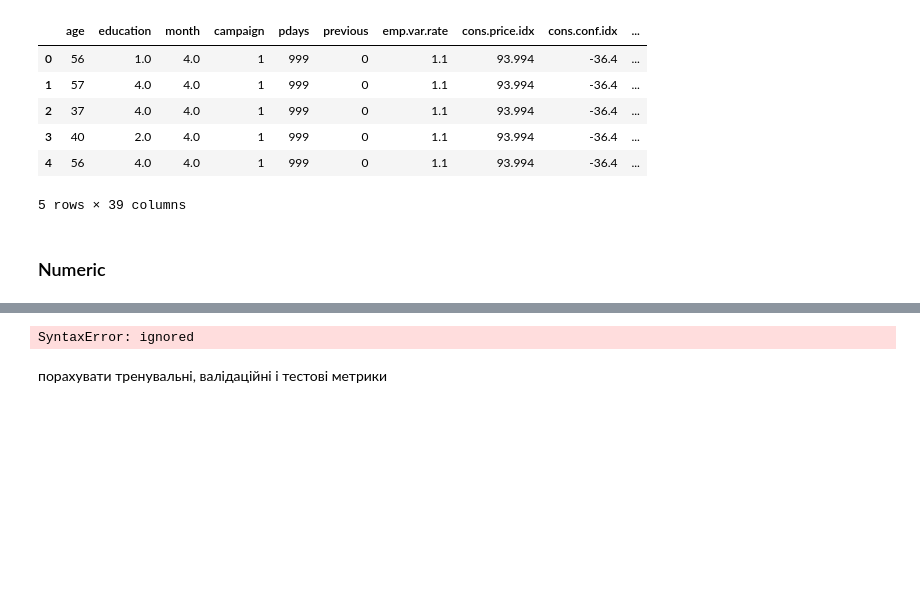
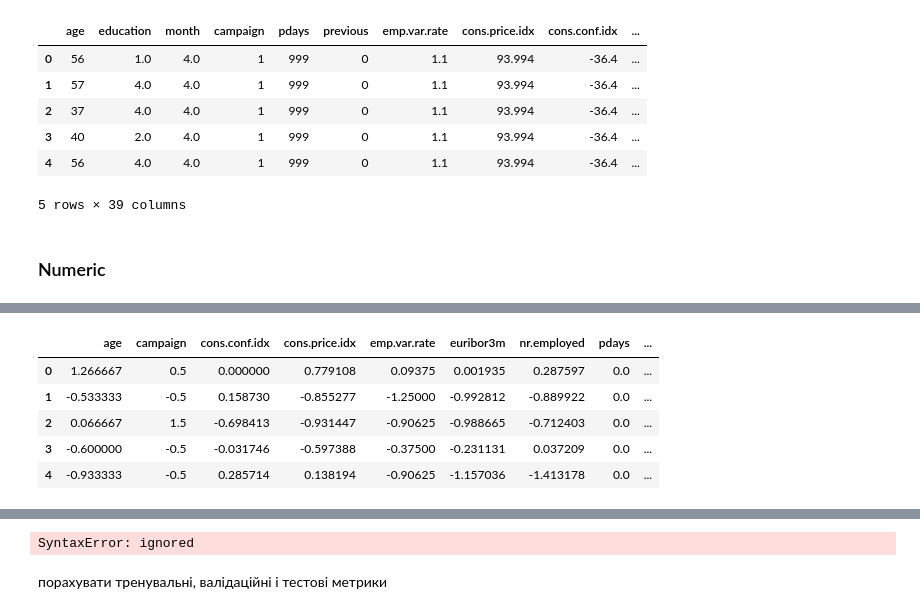
Before and after one commit to dmytrovelychko/rd_ds_python, a Jupyter notebook: cw.ipynb, the cells around one changed output, grey strips where cells are left out. Drawn from its saved outputs; the diff is of its cells as text; code cells hidden in the pictures; blank space fills up the shorter version.

```diff
--- a/cw.ipynb
+++ b/cw.ipynb
@@ -795,0 +797,13 @@ Train shape (26352, 17) (26352,)
+# %%
+robustScaler = RobustScaler()
+robustScaler.fit(x_train[numerical_cols])
+x_num_scaled = robustScaler.transform(x_train[numerical_cols])
+x_num_scaled_df = pd.DataFrame(x_num_scaled, columns=numerical_cols)
+x_num_scaled_df[:5]
+# %% [output]
+|  | age | campaign | cons.conf.idx | cons.price.idx | emp.var.rate | euribor3m | nr.employed | pdays | ... |
+| 0 | 1.266667 | 0.5 | 0.000000 | 0.779108 | 0.09375 | 0.001935 | 0.287597 | 0.0 | ... |
+| 1 | -0.533333 | -0.5 | 0.158730 | -0.855277 | -1.25000 | -0.992812 | -0.889922 | 0.0 | ... |
+| 2 | 0.066667 | 1.5 | -0.698413 | -0.931447 | -0.90625 | -0.988665 | -0.712403 | 0.0 | ... |
+| 3 | -0.600000 | -0.5 | -0.031746 | -0.597388 | -0.37500 | -0.231131 | 0.037209 | 0.0 | ... |
+| 4 | -0.933333 | -0.5 | 0.285714 | 0.138194 | -0.90625 | -1.157036 | -1.413178 | 0.0 | ... |
```
Also changed, not shown: parts of 10 cells of this notebook.
